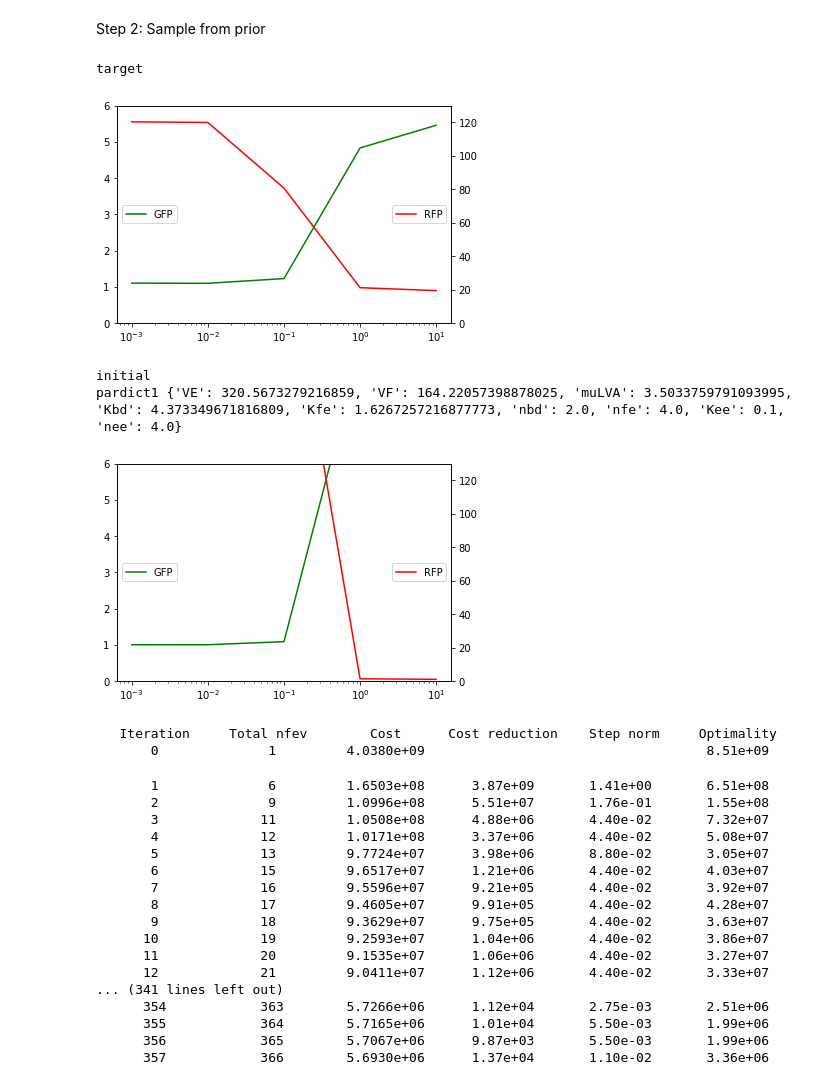
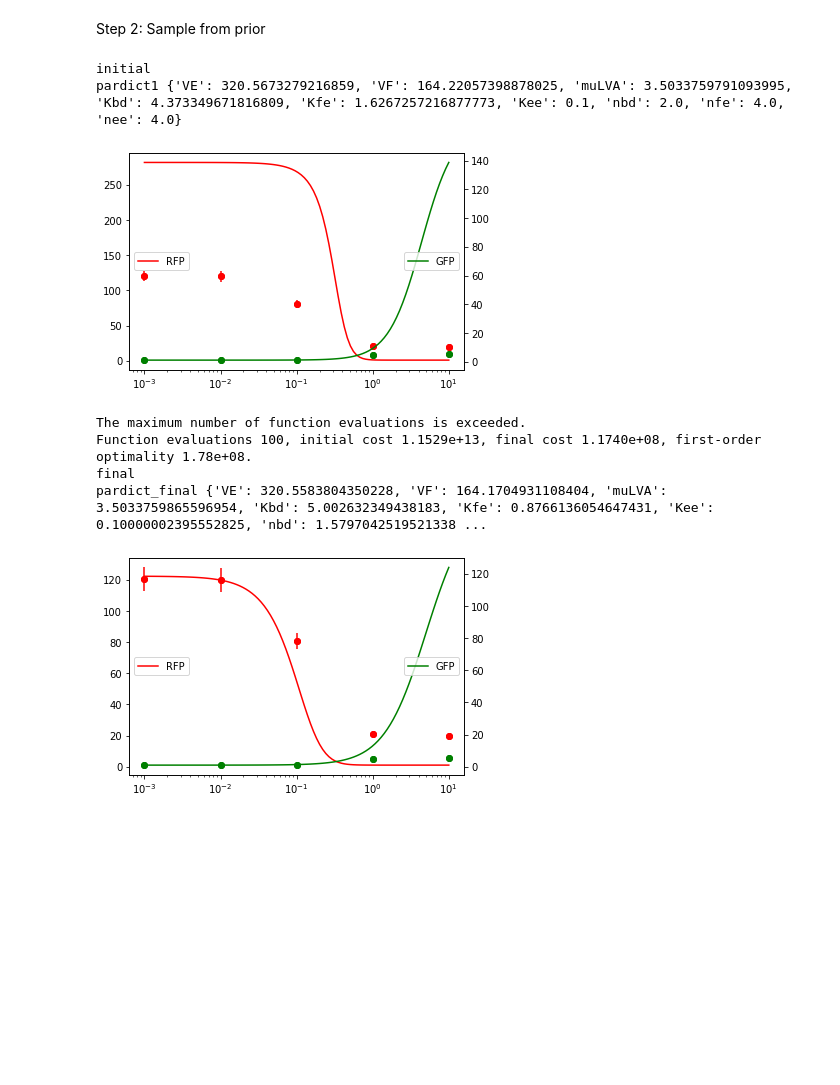
Before and after one commit to martinaoliver/modelling, a Jupyter notebook: 3954/dose_response/Lsf_doseResponse.ipynb, the cells around one changed output. Drawn from its saved outputs; the diff is of its cells as text; code cells hidden in the pictures; blank space fills up the shorter version.

```diff
--- a/3954/dose_response/Lsf_doseResponse.ipynb
+++ b/3954/dose_response/Lsf_doseResponse.ipynb
@@ -54,6 +76,9 @@ def doseResponse(subcircuit, inducer_list, initial_conditions=[10,10]):
 # %%
 doseResponseExp = pkl.load(open('input/subcircuit1_circuit14_doseResponse_maxATC.pkl','rb'))
 AHL_list = doseResponseExp['AHL_list']; gfpExp_list = doseResponseExp['maxATC_doseResponse_gfp']; rfpExp_list = doseResponseExp['maxATC_doseResponse_rfp']
-plotDoseResponse2(AHL_list,gfpExp_list, rfpExp_list)
+semRed = doseResponseExp['maxATC_doseResponse_rfp_sem']; semGreen = doseResponseExp['maxATC_doseResponse_gfp_sem']
+
+
+plotDoseResponse2(AHL_list, rfpExp_list, gfpExp_list, semRed, semGreen)
 AHL_list
 # %% [output]
@@ -129,9 +97,9 @@ n_param_sets = 10000
 print(f'Circuit:{circuit_n}, Variant:{variant}')
 
 df_full= pkl.load( open(modellingpath + "/3954/paper/input/balanced_parameterfiles/df_%s_variant%s_%rparametersets_balanced.pkl"%(circuit_n,variant,n_param_sets), "rb"))
-df = df_full[['VE','VF','muLVA','Kbd','Kfe','nbd','nfe','Kee','nee']]
+df = df_full[['VE','VF','muLVA','Kbd','Kfe','Kee','nbd','nfe','nee','Kee']]
 df_balanced = df_full[df_full['balance'] == 'Balanced']
-df_balanced = df_balanced[['VE','VF','muLVA','Kbd','Kfe','nbd','nfe','Kee','nee']]
+df_balanced = df_balanced[['VE','VF','muLVA','Kbd','Kfe','Kee','nbd','nfe','nee','Kee']]
 
 df_balanced
 # %% [output]
@@ -252,67 +128,63 @@ from scipy.optimize import least_squares
 def residualDoseResponse(pars):
     par_dict2_data = df_balanced.iloc[0].to_dict()
     par_dict1 = {}
     for count,key in enumerate(par_dict2_data.keys()):
         par_dict1[key] = pars[count]
 
     U_ss1= doseResponse(subcircuit(par_dict1), AHL_list)
     data = np.array([rfpExp_list, gfpExp_list]).T
-    # print(np.amax(data, keepdims=True, axis=0)[0])
-    error = [np.sum(np.square(U_ss1 - data)[:,x]) for x in range(2)]
+    sem = np.array([semRed, semGreen])
+
+    # print([(np.square(U_ss1 - data)[:,x]/sem) for x in range(2)])
+    # print(sem)
+    relError = [np.mean(np.square(U_ss1 - data)[:,x]/sem) for x in range(2)]
+    # relError = np.mean(np.square(U_ss1 - data)[ :,1]/sem)
+    # error = [np.sum(np.square(U_ss1 - data)[:,x]) for x in range(2)]
     # print(error)
-    relError = np.divide(error,np.amax(data, keepdims=True, axis=0)[0])
+    # relError = np.divide(error,np.amax(data, keepdims=True, axis=0)[0])
     # print(relError)
     # print('-----------------')
-    return error
+    # return error
+    return relError
 
 # residualDoseResponse(pars)
 
 
-print('target')
-plotDoseResponse2(AHL_list,gfpExp_list, rfpExp_list )
+# print('target')
+# plotDoseResponse2(AHL_list,gfpExp_list, rfpExp_list )
+A_list = np.logspace(-3,1, 100)
 
 print('initial')
 par_dict = df_balanced.iloc[7].to_dict()
+# par_dict['Kfe'] = 0.1
+# par_dict['Kbd'] = 0.9
+# par_dict['VF'] = 6
+# par_dict['VE'] = 120
 par_dict['Kee'] = 0.1
 print('pardict1', par_dict)
-U_ss= doseResponse(subcircuit(par_dict), AHL_list)
-plotDoseResponse2(AHL_list,U_ss[:,1], U_ss[:,0] )
-
+U_ss= doseResponse(subcircuit(par_dict), A_list)
+plotDoseResponsevsData(AHL_list,A_list,rfpExp_list,gfpExp_list,semRed, semGreen,  U_ss[:,0] ,U_ss[:,1] )
+# plotDoseResponsevsData(AHL_list,A_list,gfpExp_list,gfpExp_list,semGreen, semGreen,  U_ss[:,1] ,U_ss[:,1] )
 
 
 pars = [x for x in par_dict.values()]
-r = least_squares(residualDoseResponse,pars, verbose=2)
+r = least_squares(residualDoseResponse,pars, max_nfev=100 , verbose=1)
 x = r['x']
 new_par_dict = {}
 for count,key in enumerate(par_dict.keys()):
     new_par_dict[key] = x[count]
 
 print('final')
-print(new_par_dict)
-U_ss= doseResponse(subcircuit(new_par_dict), AHL_list)
-plotDoseResponse2(AHL_list,U_ss[:,1], U_ss[:,0] )
+print('pardict_final', new_par_dict)
+U_ss= doseResponse(subcircuit(new_par_dict), A_list)
+plotDoseResponsevsData(AHL_list,A_list,rfpExp_list,gfpExp_list,semRed, semGreen,  U_ss[:,0] ,U_ss[:,1] )
+# plotDoseResponsevsData(AHL_list,A_list,gfpExp_list,gfpExp_list,semGreen, semGreen,  U_ss[:,1] ,U_ss[:,1] )
 # %% [output]
-target
+initial
+pardict1 {'VE': 320.5673279216859, 'VF': 164.22057398878025, 'muLVA': 3.5033759791093995, 'Kbd': 4.373349671816809, 'Kfe': 1.6267257216877773, 'Kee': 0.1, 'nbd': 2.0, 'nfe': 4.0, 'nee': 4.0}
-[figure, old version]
+[figure, new version]
-initial
-pardict1 {'VE': 320.5673279216859, 'VF': 164.22057398878025, 'muLVA': 3.5033759791093995, 'Kbd': 4.373349671816809, 'Kfe': 1.6267257216877773, 'nbd': 2.0, 'nfe': 4.0, 'Kee': 0.1, 'nee': 4.0}
+The maximum number of function evaluations is exceeded.
+Function evaluations 100, initial cost 1.1529e+13, final cost 1.1740e+08, first-order optimality 1.78e+08.
+final
+pardict_final {'VE': 320.5583804350228, 'VF': 164.1704931108404, 'muLVA': 3.5033759865596954, 'Kbd': 5.002632349438183, 'Kfe': 0.8766136054647431, 'Kee': 0.10000002395552825, 'nbd': 1.5797042519521338 ...
-[figure, old version]
+[figure, new version]
-   Iteration     Total nfev        Cost      Cost reduction    Step norm     Optimality
-       0              1         4.0380e+09                                    8.51e+09
-       1              6         1.6503e+08      3.87e+09       1.41e+00       6.51e+08
-       2              9         1.0996e+08      5.51e+07       1.76e-01       1.55e+08
-       3             11         1.0508e+08      4.88e+06       4.40e-02       7.32e+07
-       4             12         1.0171e+08      3.37e+06       4.40e-02       5.08e+07
-       5             13         9.7724e+07      3.98e+06       8.80e-02       3.05e+07
-       6             15         9.6517e+07      1.21e+06       4.40e-02       4.03e+07
-       7             16         9.5596e+07      9.21e+05       4.40e-02       3.92e+07
-       8             17         9.4605e+07      9.91e+05       4.40e-02       4.28e+07
-       9             18         9.3629e+07      9.75e+05       4.40e-02       3.63e+07
-      10             19         9.2593e+07      1.04e+06       4.40e-02       3.86e+07
-      11             20         9.1535e+07      1.06e+06       4.40e-02       3.27e+07
-      12             21         9.0411e+07      1.12e+06       4.40e-02       3.33e+07
-... (341 lines left out)
-      354            363        5.7266e+06      1.12e+04       2.75e-03       2.51e+06
-      355            364        5.7165e+06      1.01e+04       5.50e-03       1.99e+06
-      356            365        5.7067e+06      9.87e+03       5.50e-03       1.99e+06
-      357            366        5.6930e+06      1.37e+04       1.10e-02       3.36e+06
```
Also changed, not shown: parts of 9 cells of this notebook, 4 other files.
